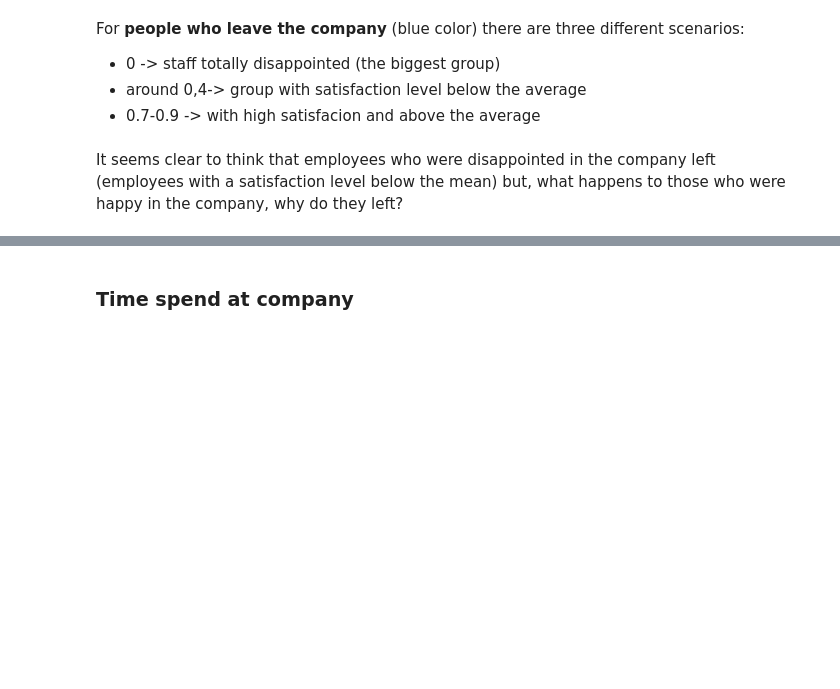
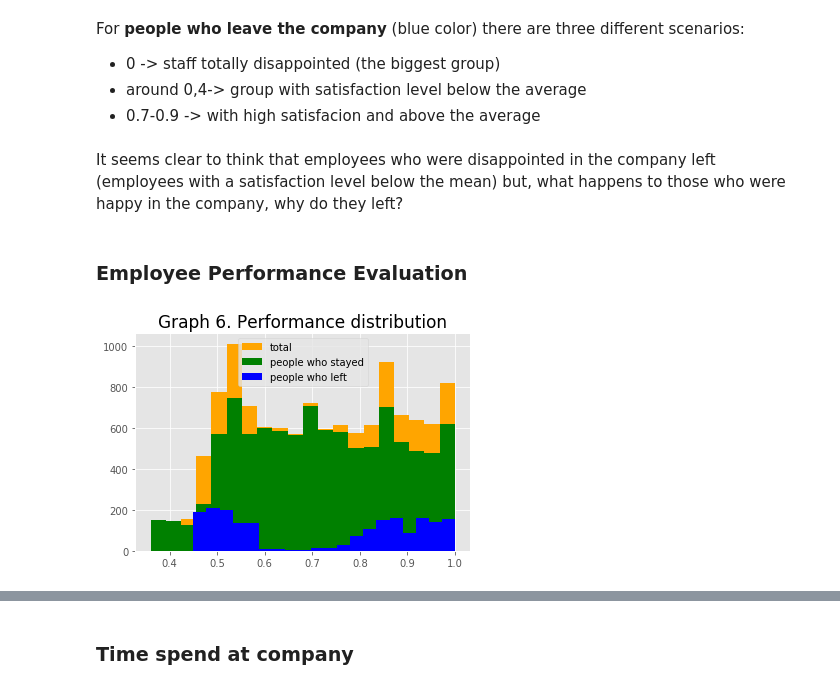
Before and after one commit to MariaGamero/TFM-ReasonsforEmployeeTurnover, a Jupyter notebook: 0.DataScrubbing.ipynb, the cells around one changed output, grey strips where cells are left out. Drawn from its saved outputs; the diff is of its cells as text; code cells hidden in the pictures; blank space fills up the shorter version.

```diff
--- a/0.DataScrubbing.ipynb
+++ b/0.DataScrubbing.ipynb
@@ -407,3 +407,15 @@ For __people who leave the company__ (blue color) there are three different scen
 * 0.7-0.9   -> with high satisfacion and above the average
 # %% [markdown]
 It seems clear to think that employees who were disappointed in the company left (employees with a satisfaction level below the mean) but, what happens to those who were happy in the company, why do they left?
+# %% [markdown]
+### Employee Performance Evaluation
+# %%
+#Graph:
+plt.hist(hr_no_dupl.last_evaluation,bins=20,color='orange',label='total')
+plt.hist(people_who_stay.last_evaluation,bins=20,color='green',label='people who stayed',) #people who stay
+plt.hist(people_who_leave.last_evaluation,bins=20,color='blue',label='people who left') #people who leave
+plt.title("Graph 6. Performance distribution", fontsize = 17)
+plt.legend(loc='upper center')
+plt.show()
+# %% [output]
+[figure, added]
```
Also changed, not shown: parts of 37 cells of this notebook.
